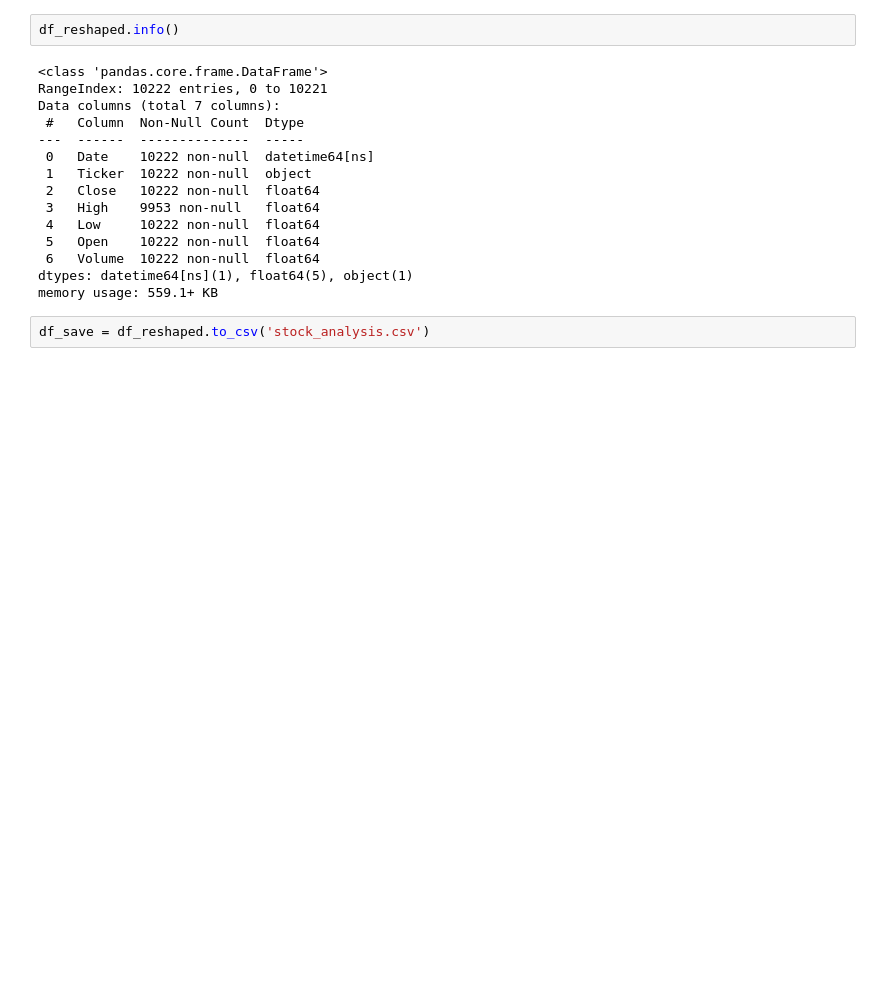
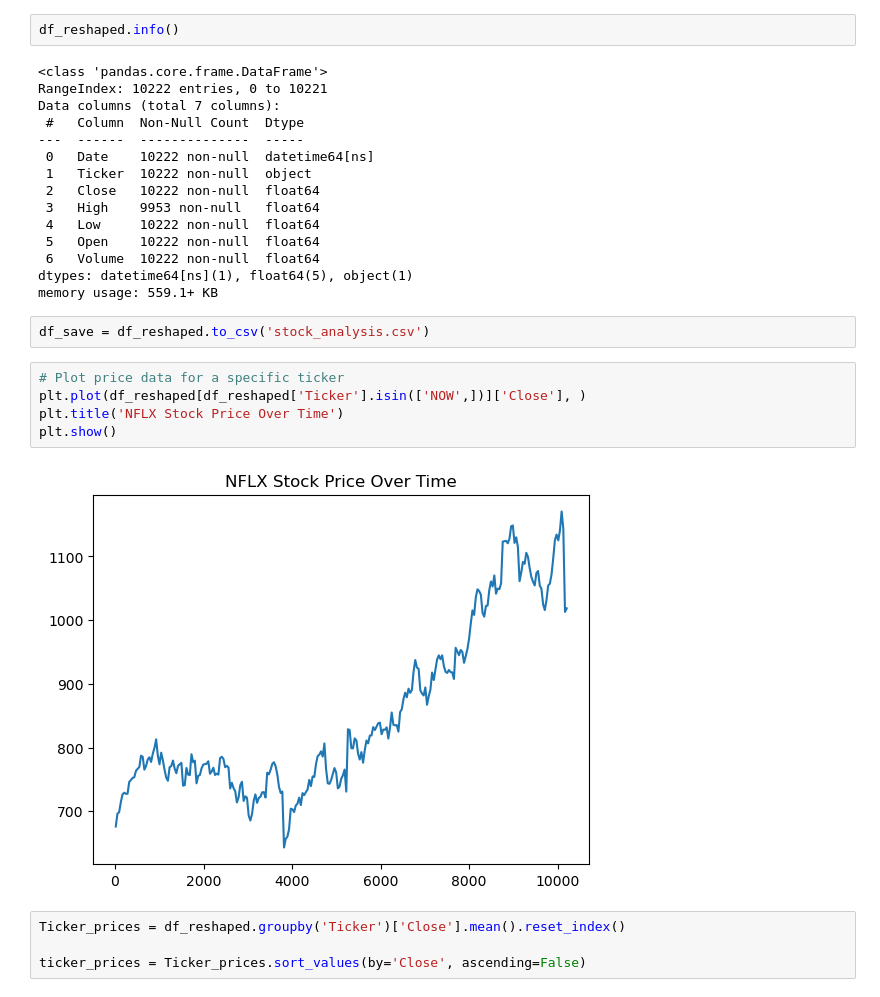
Before and after one commit to modyreturn/Stock-Market-Analysis, a Jupyter notebook: Stock_Analysis.ipynb, the cells around one changed output. Cells and saved outputs as stored; diff of their text form; blank space fills up the shorter version.

Commit message:
Stock_Analysis

```diff
--- a/Stock_Analysis.ipynb
+++ b/Stock_Analysis.ipynb
@@ -134,3 +160,14 @@ dtypes: datetime64[ns](1), float64(5), object(1)
 memory usage: 559.1+ KB
 # %%
 df_save = df_reshaped.to_csv('stock_analysis.csv')
+# %%
+# Plot price data for a specific ticker
+plt.plot(df_reshaped[df_reshaped['Ticker'].isin(['NOW',])]['Close'], )
+plt.title('NFLX Stock Price Over Time')
+plt.show()
+# %% [output]
+[figure, added]
+# %%
+Ticker_prices = df_reshaped.groupby('Ticker')['Close'].mean().reset_index()
+
+ticker_prices = Ticker_prices.sort_values(by='Close', ascending=False)
```
Also changed, not shown: parts of 2 cells of this notebook.
